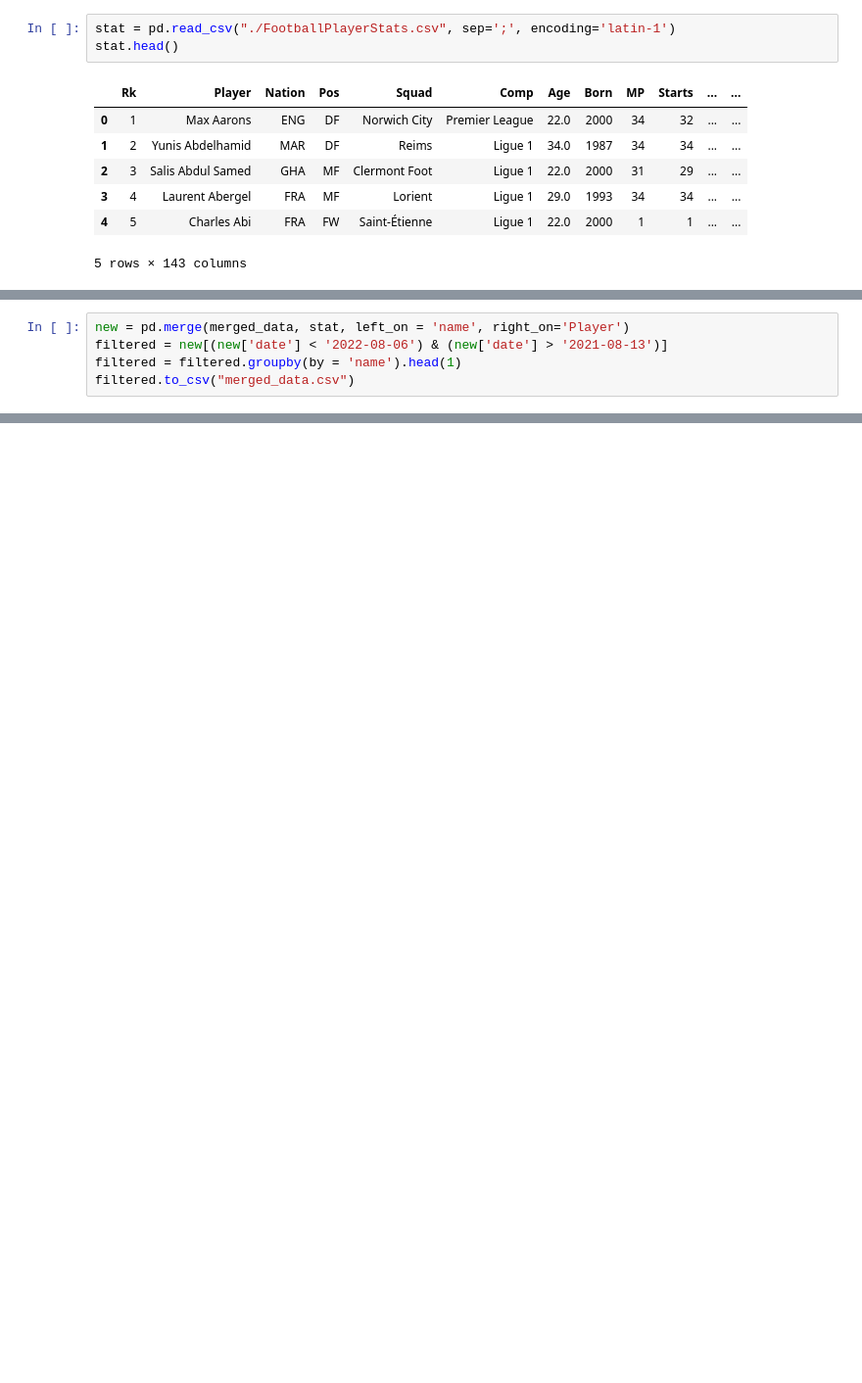
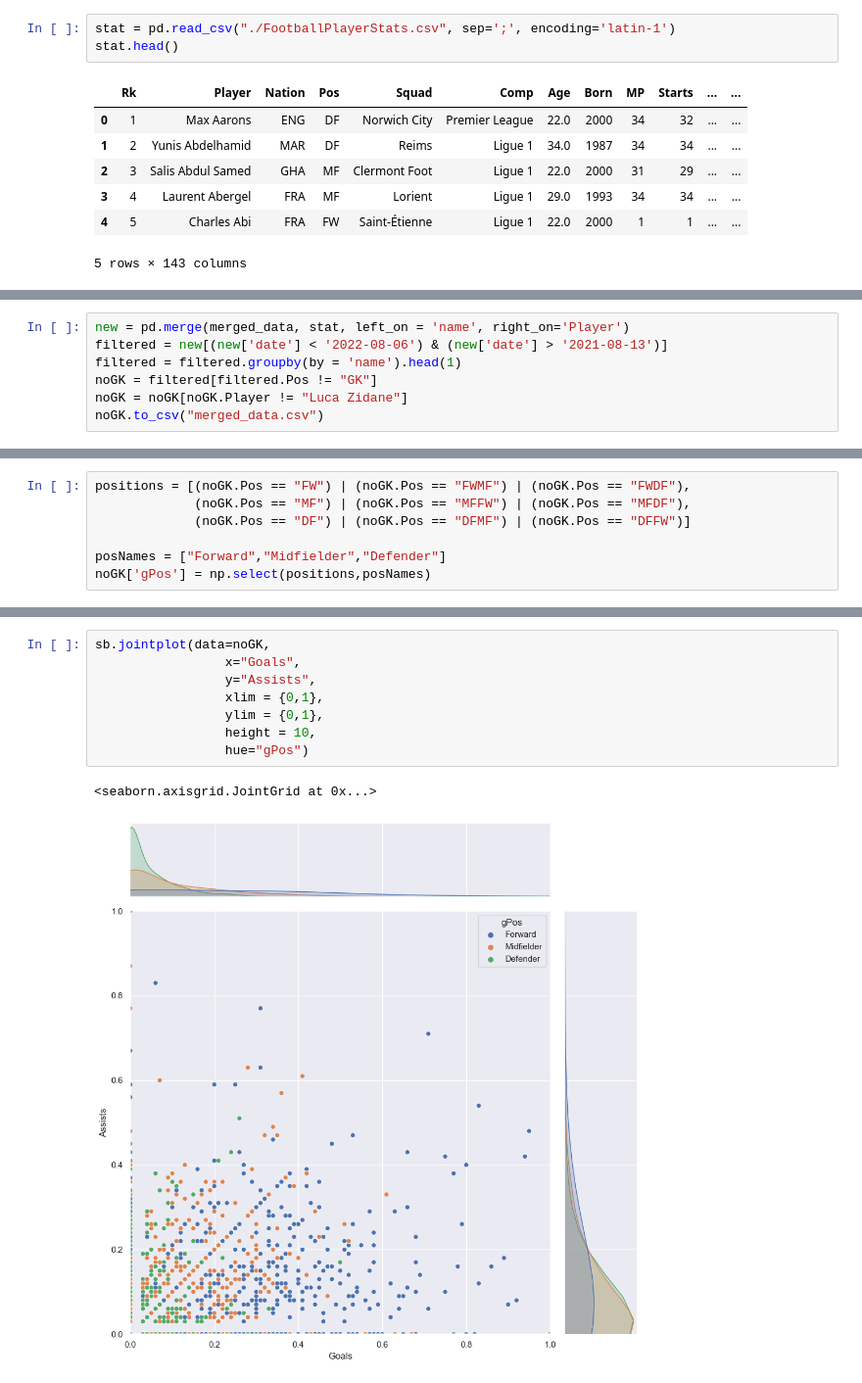
Before and after one commit to ludviglundgrens/SC1015_project, a Jupyter notebook: merge_data.ipynb, the cells around one changed output, grey strips where cells are left out. Shown at 98% size. Cells and saved outputs as stored; diff of their text form; blank space fills up the shorter version.

Commit message:
Exploratory Data Analysis

```diff
--- a/merge_data.ipynb
+++ b/merge_data.ipynb
@@ -51,4 +57,6 @@ We merge the valuation dataset with the statistics dataset and export to a csv-f
 new = pd.merge(merged_data, stat, left_on = 'name', right_on='Player')
 filtered = new[(new['date'] < '2022-08-06') & (new['date'] > '2021-08-13')]
 filtered = filtered.groupby(by = 'name').head(1)
-filtered.to_csv("merged_data.csv")
+noGK = filtered[filtered.Pos != "GK"]
+noGK = noGK[noGK.Player != "Luca Zidane"]
+noGK.to_csv("merged_data.csv")
@@ -54,0 +76,7 @@ filtered.to_csv("merged_data.csv")
+# %%
+positions = [(noGK.Pos == "FW") | (noGK.Pos == "FWMF") | (noGK.Pos == "FWDF"),
+             (noGK.Pos == "MF") | (noGK.Pos == "MFFW") | (noGK.Pos == "MFDF"),
+             (noGK.Pos == "DF") | (noGK.Pos == "DFMF") | (noGK.Pos == "DFFW")]
+
+posNames = ["Forward","Midfielder","Defender"]
+noGK['gPos'] = np.select(positions,posNames)
@@ -54,0 +115,11 @@ filtered.to_csv("merged_data.csv")
+# %%
+sb.jointplot(data=noGK,
+                 x="Goals",
+                 y="Assists",
+                 xlim = {0,1},
+                 ylim = {0,1},
+                 height = 10,
+                 hue="gPos")
+# %% [output]
+<seaborn.axisgrid.JointGrid at 0x...>
+[figure, added]
```
Also changed, not shown: parts of 12 cells of this notebook, 1 other file.
